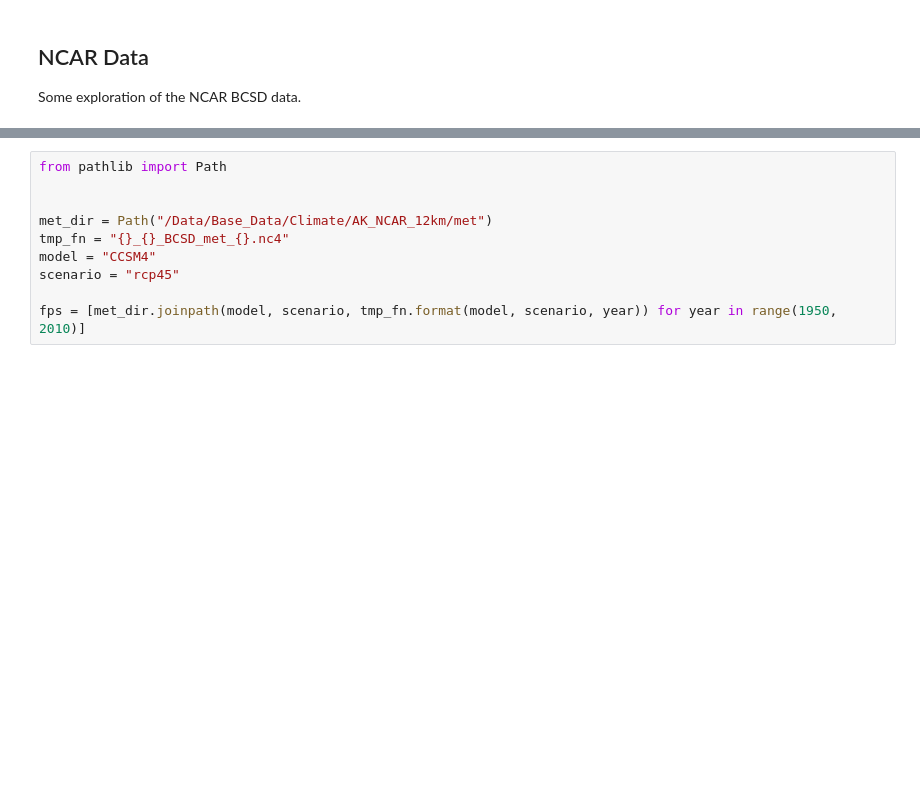
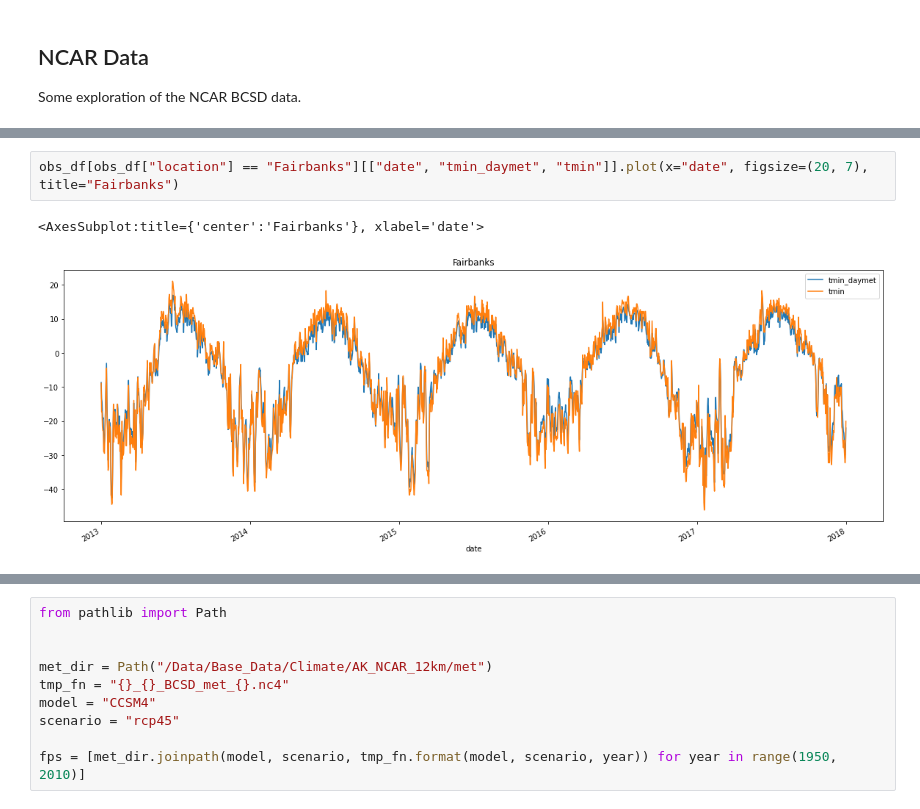
Before and after one commit to ua-snap/spruce-beetle-risk, a Jupyter notebook: eda.ipynb, the cells around one changed output, grey strips where cells are left out. Saved outputs shown, nothing was run; the diff lists cells and outputs as text; blank space fills up the shorter version.

```diff
--- a/eda.ipynb
+++ b/eda.ipynb
@@ -25,0 +176,5 @@ Some exploration of the NCAR BCSD data.
+# %%
+obs_df[obs_df["location"] == "Fairbanks"][["date", "tmin_daymet", "tmin"]].plot(x="date", figsize=(20, 7), title="Fairbanks")
+# %% [output]
+<AxesSubplot:title={'center':'Fairbanks'}, xlabel='date'>
+[figure, added]
```
Also changed, not shown: parts of 42 cells of this notebook.
